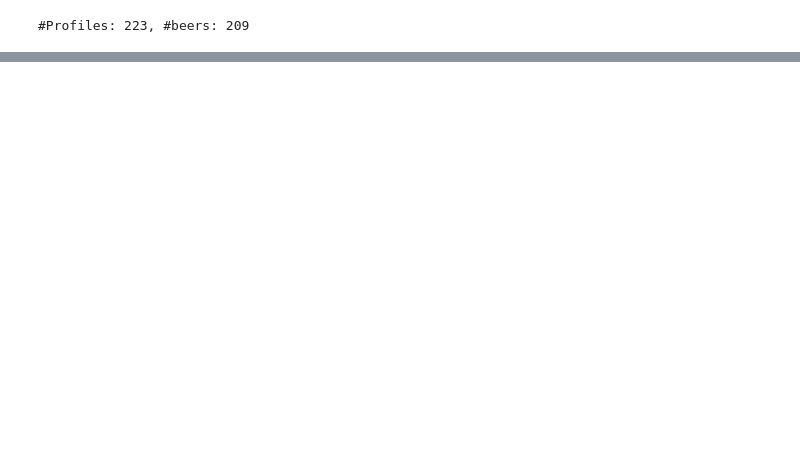
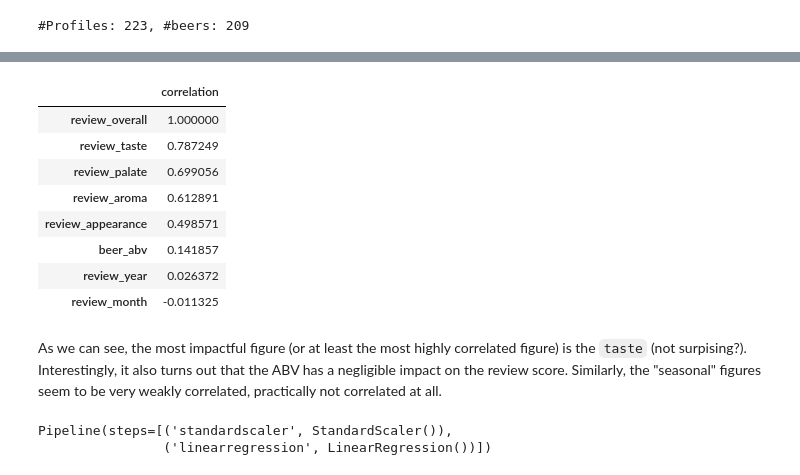
Before and after one commit to OlegZero13/beer-analysis, a Jupyter notebook: notebooks/questions-answering.ipynb, the cells around one changed output, grey strips where cells are left out. Cells and saved outputs as stored; diff of their text form; code cells hidden in the pictures; blank space fills up the shorter version.

```diff
--- a/notebooks/questions-answering.ipynb
+++ b/notebooks/questions-answering.ipynb
@@ -197,0 +253,34 @@ profilenames
+# %%
+quality_df.corr().get("review_overall") \
+    .to_frame() \
+    .rename(columns={"review_overall": "correlation"}) \
+    .sort_values(by="correlation", ascending=False)
+# %% [output]
+|  | correlation |
+| review_overall | 1.000000 |
+| review_taste | 0.787249 |
+| review_palate | 0.699056 |
+| review_aroma | 0.612891 |
+| review_appearance | 0.498571 |
+| beer_abv | 0.141857 |
+| review_year | 0.026372 |
+| review_month | -0.011325 |
+# %% [markdown]
+As we can see, the most impactful figure (or at least the most highly correlated figure) is the `taste` (not surpising?). Interestingly, it also turns out that the ABV has a negligible impact on the review score.
+Similarly, the "seasonal" figures seem to be very weakly correlated, practically not correlated at all.
+# %%
+from sklearn.linear_model import LinearRegression
+from sklearn.preprocessing import StandardScaler
+from sklearn.pipeline import make_pipeline
+
+X = quality_df[
+    [c for c in review_columns if not c.endswith("overall")] + ["beer_abv", "review_year", "review_month"]
+]
+
+y = quality_df["review_overall"]
+
+pipe = make_pipeline(StandardScaler(), LinearRegression())
+pipe.fit(X, y)
+# %% [output]
+Pipeline(steps=[('standardscaler', StandardScaler()),
+                ('linearregression', LinearRegression())])
```
Also changed, not shown: parts of 24 cells of this notebook, 3 other files.
